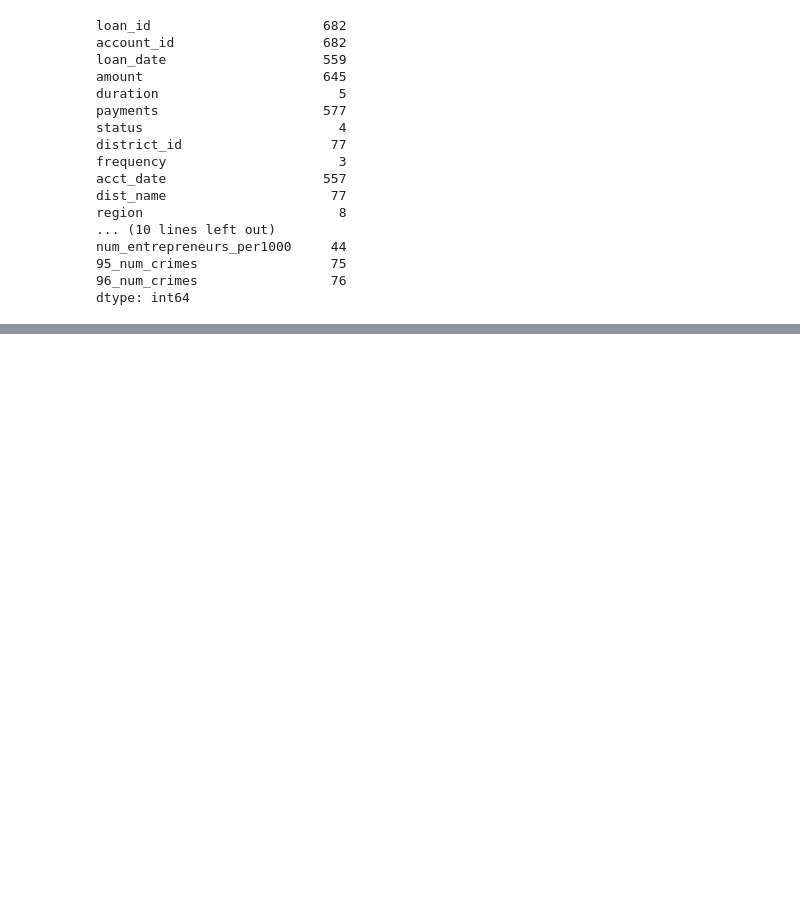
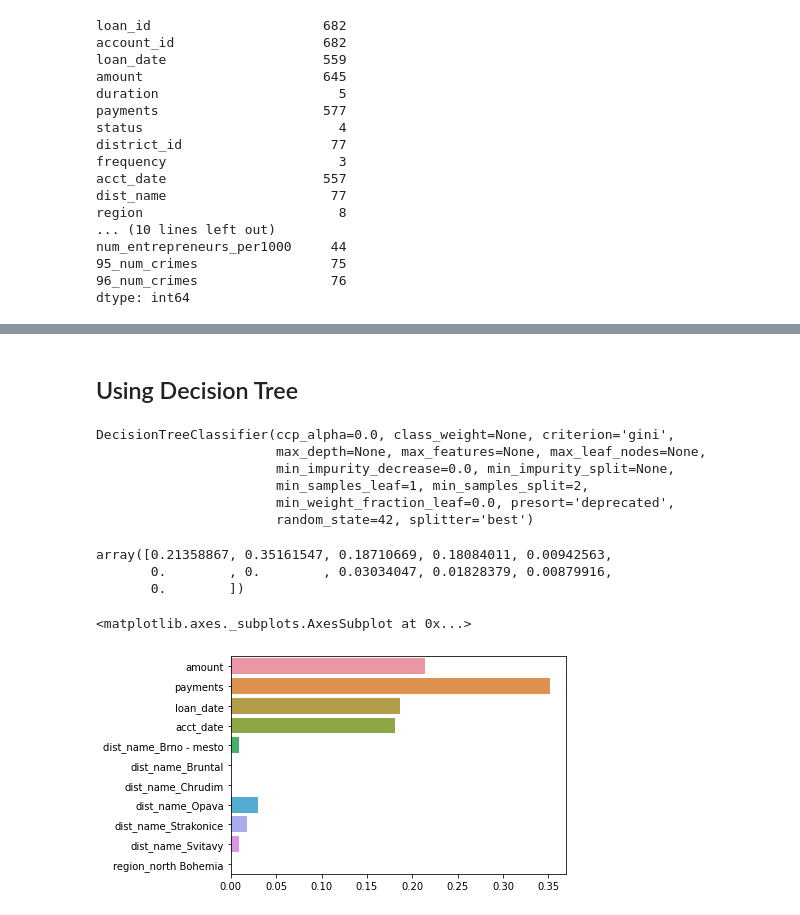
Before and after one commit to mecan80/DS_projects, a Jupyter notebook: unit4_project/Loans Approval.ipynb, the cells around one changed output, grey strips where cells are left out. Cells and saved outputs as stored; diff of their text form; code cells hidden in the pictures; blank space fills up the shorter version.

```diff
--- a/unit4_project/Loans Approval.ipynb
+++ b/unit4_project/Loans Approval.ipynb
@@ -227,0 +395,32 @@ ValueError: Input contains NaN, infinity or a value too large for dtype('float64
+# %% [markdown]
+## Using Decision Tree
+# %%
+#Set variables using selected features
+features_selected = ['amount', 'payments', 'loan_date', 'acct_date', 'dist_name_Brno - mesto',
+                    'dist_name_Bruntal', 'dist_name_Chrudim', 'dist_name_Opava', 'dist_name_Strakonice',
+                    'dist_name_Svitavy', 'region_north Bohemia']
+X_tree = X_dataset[features_selected]
+y_tree = loans_df['status']
+# %%
+X3_train, X3_test, y3_train, y3_test = train_test_split(X_tree, y_tree, test_size=0.2, random_state=42)
+# %%
+dt_model = DecisionTreeClassifier(random_state=42)
+dt_model.fit(X3_train, y3_train)
+# %% [output]
+DecisionTreeClassifier(ccp_alpha=0.0, class_weight=None, criterion='gini',
+                       max_depth=None, max_features=None, max_leaf_nodes=None,
+                       min_impurity_decrease=0.0, min_impurity_split=None,
+                       min_samples_leaf=1, min_samples_split=2,
+                       min_weight_fraction_leaf=0.0, presort='deprecated',
+                       random_state=42, splitter='best')
+# %%
+dt_model.feature_importances_
+# %% [output]
+array([0.21358867, 0.35161547, 0.18710669, 0.18084011, 0.00942563,
+       0.        , 0.        , 0.03034047, 0.01828379, 0.00879916,
+       0.        ])
+# %%
+sns.barplot(dt_model.feature_importances_, X_tree.columns)
+# %% [output]
+<matplotlib.axes._subplots.AxesSubplot at 0x...>
+[figure, added]
```
Also changed, not shown: parts of 56 cells of this notebook.
